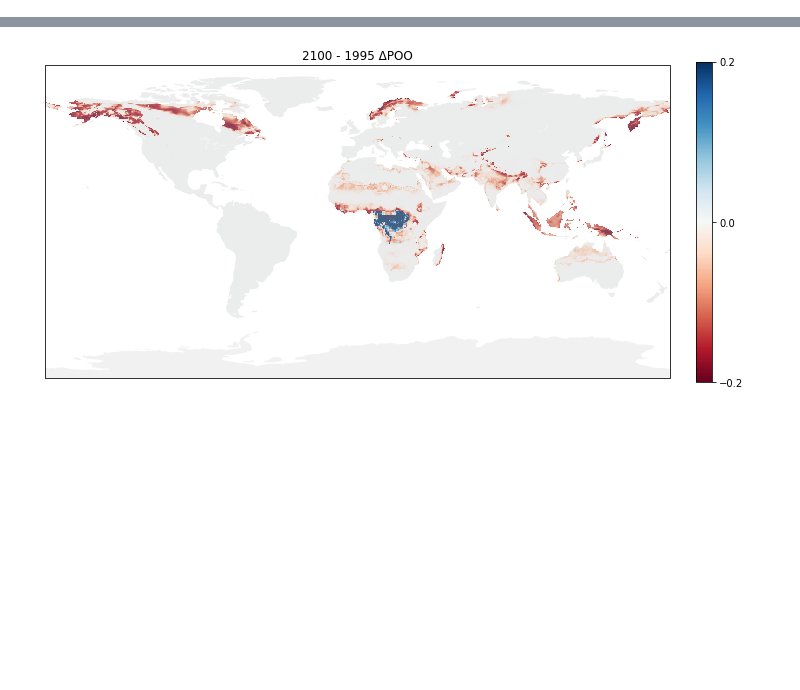
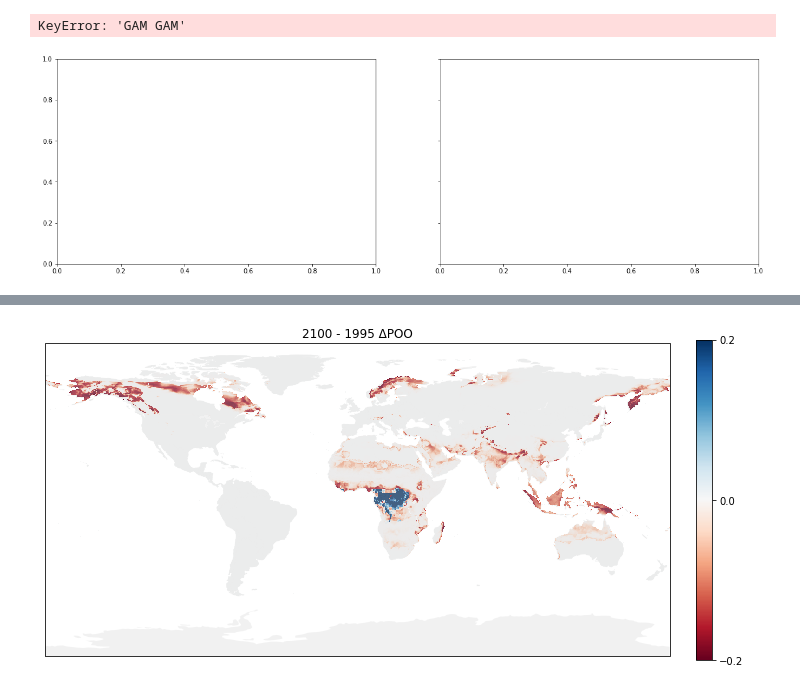
Before and after one commit to wyssacademy-unibe-ch/climate_Hari_etal_BioscenComb, a Jupyter notebook: functions/plts_new.ipynb, the cells around one changed output, grey strips where cells are left out. Cells and saved outputs as stored; diff of their text form; code cells hidden in the pictures; blank space fills up the shorter version.

```diff
--- a/functions/plts_new.ipynb
+++ b/functions/plts_new.ipynb
@@ -271,0 +869,80 @@ Coordinates:
+# %%
+
+for taxa in taxas:# Get all possible combinations of models and model_names
+    for model in models :
+
+
+        dir_species = "/storage/scratch/users/ch21o450/data/LandClim_Output/" + model + "/" +taxa+ "/EWEMBI/"
+        available_file = os.listdir(dir_species)
+        available_names = [x.split("_[1146].nc")[0] for x in available_file]
+
+
+        species_names = available_names[:10]
+
+        #sum_bin
+# %%
+def calculate_uncertainty_future(time, models, model_names, netcdf_path_format, scenario):
+    uncertainties = {model: {} for model in models}
+
+    for model in models:
+        for model_name in model_names:
+            sum_bin_list = []
+            for species_name in species_names:
+                ds = xr.open_dataset(netcdf_path_format.format(model, taxa, model_name, scenario, species_name, time), decode_times=False)
+                sum_bin = ds["sum_bin"]
+                #print(f"sum_bin for {model} {model_name} {species_name}: {sum_bin.mean().item()}")
+                sum_bin_list.append(sum_bin)
+            sum_bin_concat = xr.concat(sum_bin_list, dim="species")
+            std_sum_bin = sum_bin_concat.std(dim="species")
+            #print(f"std_sum_bin for {model} {model_name}: {std_sum_bin.mean(dim=['lat', 'lon']).item()}")
+            uncertainties[model][model_name] = std_sum_bin.mean(dim=["lat", "lon"]).item()
+
+    return uncertainties
+
+
+# Calculate uncertainties for future projections
+uncertainties_future = {}
+for scenario in scenarios:
+    uncertainties_future[scenario] = {}
+    for future_time in future_times:
+        if future_time == 35 or future_time == 65:
+            model_names = ['GFDL-ESM2M', 'IPSL-CM5A-LR', 'HadGEM2-ES', 'MIROC5']
+            scenarios = ["rcp26", "rcp60"]
+        elif future_time == 85:
+            model_names = ['IPSL-CM5A-LR', 'HadGEM2-ES', 'MIROC5']
+            scenarios = ["rcp26"]
+        uncertainties_future[scenario][future_time] = calculate_uncertainty_future(future_time, models, model_names, netcdf_path_format_future, scenario)
+
+all_model_names = ['GAM ' + m for m in models] + ['GBM ' + m for m in models]
+
+# Create the stacked bar plot
+fig, axes = plt.subplots(nrows=1, ncols=len(scenarios), figsize=(10 * len(scenarios), 6), sharey=True)
+axes = np.atleast_1d(axes)
+
+model_name_indices = np.arange(len(all_model_names))
+for i, scenario in enumerate(scenarios):
+    ax = axes[i]
+    for future_time in future_times:
+        present_models = set([m.split(' ')[1] for m in uncertainties_future[scenario][future_time].keys() if ' ' in m])
+
+        model_names = [m for m in all_model_names if m.split(' ')[1] in present_models]
+        bottoms = np.zeros(len(model_names))
+        for j, model in enumerate(model_names):
+            if model.split(' ')[1] in present_models:
+                model_std = [uncertainties_future[scenario][future_time][f"{prefix}{model.split(' ')[1]}"][species_name] for prefix in ['GAM ', 'GBM'] for species_name in species_names]
+                ax.bar(model_name_indices, model_std, bottom=bottoms, label=model + ' ' + str(future_time))
+
+                bottoms += model_std
+
+    ax.set_xticks(model_name_indices)
+    ax.set_xticklabels(all_model_names)
+    ax.set_title(scenario)
+    ax.set_xlabel('Model names')
+    ax.set_ylabel('Uncertainty')
+
+axes[0].legend()
+plt.tight_layout()
+plt.show()
+# %% [output]
+KeyError: 'GAM GAM'
+[figure, added]
```
Also changed, not shown: parts of 35 cells of this notebook, 35 other files.
